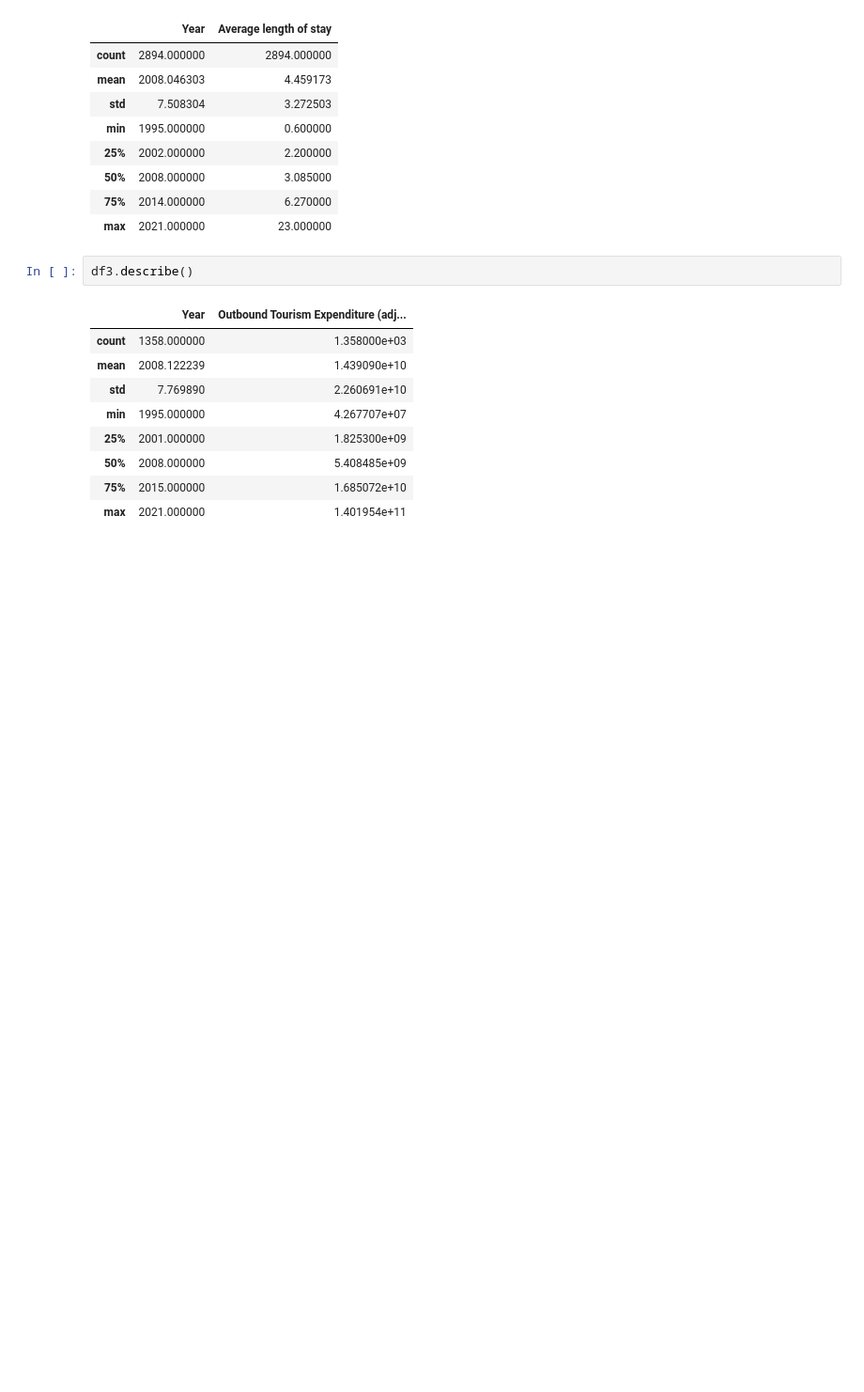
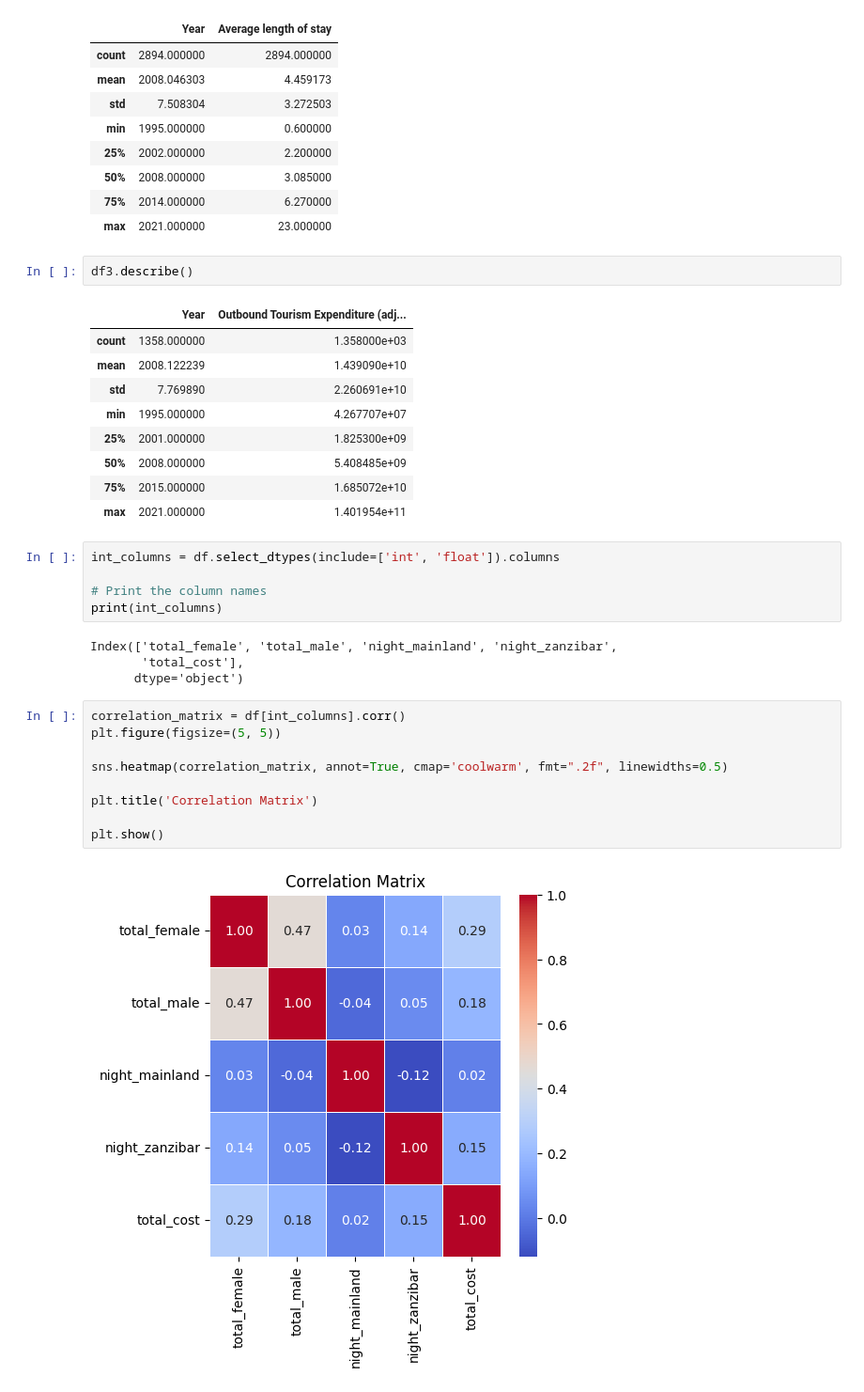
Before and after one commit to Denniskag/Data_Visualisation, a Jupyter notebook: Tanzania_tourism.ipynb, the cells around one changed output. Shown: that part at 94% size. Cells and saved outputs as stored; diff of their text form; blank space fills up the shorter version.

```diff
--- a/Tanzania_tourism.ipynb
+++ b/Tanzania_tourism.ipynb
@@ -272,3 +284,23 @@ df3.describe()
 | 50% | 2008.000000 | 5.408485e+09 |
 | 75% | 2015.000000 | 1.685072e+10 |
 | max | 2021.000000 | 1.401954e+11 |
+# %%
+int_columns = df.select_dtypes(include=['int', 'float']).columns
+
+# Print the column names
+print(int_columns)
+# %% [output]
+Index(['total_female', 'total_male', 'night_mainland', 'night_zanzibar',
+       'total_cost'],
+      dtype='object')
+# %%
+correlation_matrix = df[int_columns].corr()
+plt.figure(figsize=(5, 5))
+
+sns.heatmap(correlation_matrix, annot=True, cmap='coolwarm', fmt=".2f", linewidths=0.5)
+
+plt.title('Correlation Matrix')
+
+plt.show()
+# %% [output]
+[figure, added]
```
Also changed, not shown: parts of 2 cells of this notebook.
